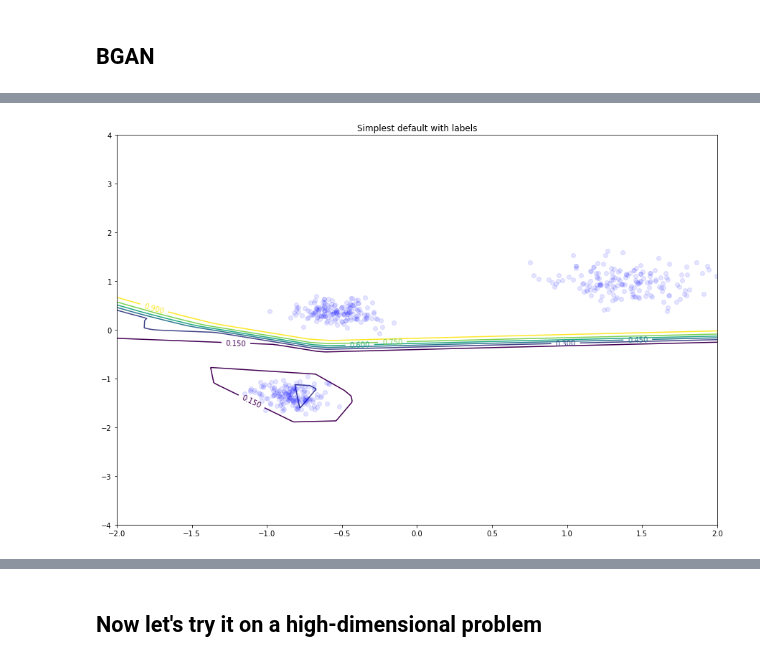
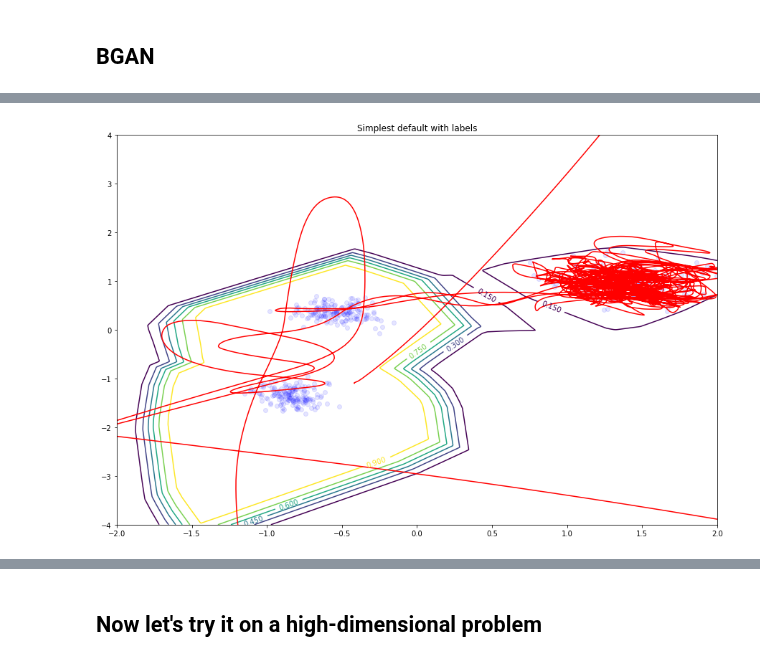
Before and after one commit to mfinzi/gans-and-stuff, a Jupyter notebook: bgan_no_generator.ipynb, the cells around one changed output, grey strips where cells are left out. Drawn from its saved outputs; the diff is of its cells as text; code cells hidden in the pictures.

```diff
--- a/bgan_no_generator.ipynb
+++ b/bgan_no_generator.ipynb
@@ -183,11 +93,12 @@ z = torch.rand(batch_size, z_dim)
 z_var = Variable(z)
 # %%
 prior = FactorizedNormalPrior(std=5.)
-gen = GeneratorNetwork(2, 1)
+init = data[0].numpy()[None, :]
+gen = GeneratorNetwork(1, init=init)
 disc = DiscriminatorNetwork(2, 2, 100)
 gen.apply(weights_init)
 disc.apply(weights_init)
-bgan = BGANNG(gen, prior, disc, alpha=.01, eta=1e-5, num_data=len(data), disc_lr=1e-4, observed_gen=50)
+bgan = BGANNG(gen, prior, disc, alpha=.01, eta=1e-4, num_data=len(data), disc_lr=1e-3, observed_gen=100)
 samples = []
 # %%
 def visualize(samples, x_min=None, x_max=None, y_min=None, y_max=None, with_samples=True, n_grid=500):
@@ -231,7 +138,7 @@ array([-0.75370449,  0.13768983], dtype=float32)
 # %%
 if isinstance(samples, np.ndarray):
     samples = samples.tolist()
-for epoch in range(3000):
+for epoch in range(1000):
     for i, data_ in enumerate(dataloader, 0):
         batch = data_.float()
         bgan.step(batch)
@@ -280,7 +187,7 @@ visualize(samples, x_min=-2., x_max=0., y_min=-2, y_max=1., with_samples=True)
 # %%
-visualize(samples, x_min=-2, x_max=2, y_min=-4, y_max=4, with_samples=False)
+visualize(samples, x_min=-2, x_max=2, y_min=-4, y_max=4, with_samples=True)
 # %% [output]
-[figure, old version]
+[figure, new version]
 # %%
 fake_samples = []
 for sample in bgan.fake_dataset:
```
Also changed, not shown: parts of 9 cells of this notebook, 2 other files.
